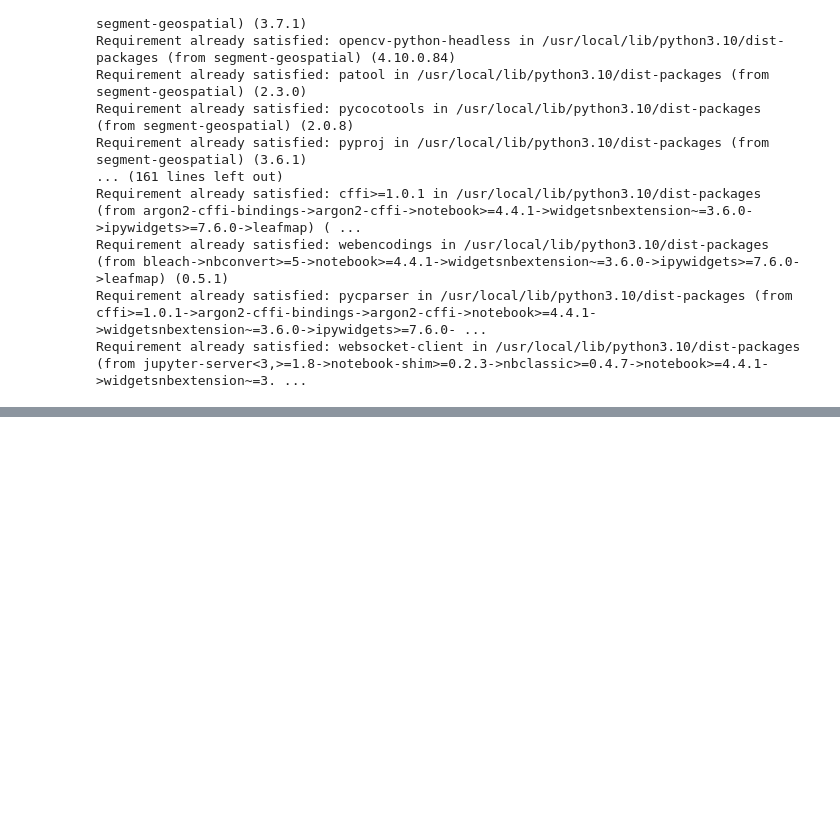
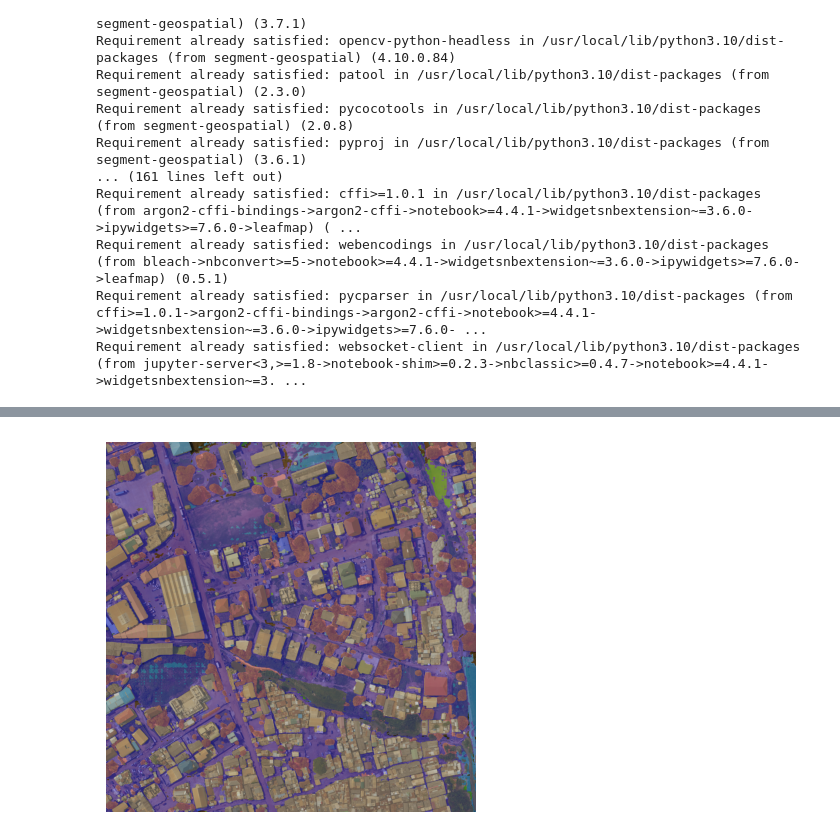
Before and after one commit to marieangeboum/rs-segsem-dil, a Jupyter notebook: image_notebook/sam_bbox_v01.ipynb, the cells around one changed output, grey strips where cells are left out. Drawn from its saved outputs; the diff is of its cells as text; code cells hidden in the pictures; blank space fills up the shorter version.

```diff
--- a/image_notebook/sam_bbox_v01.ipynb
+++ b/image_notebook/sam_bbox_v01.ipynb
@@ -247,0 +362,90 @@ m
+# %%
+import cv2
+import numpy as np
+import matplotlib.pyplot as plt
+import geopandas as gpd
+
+def show_mask_on_image(image, mask, color):
+    """Apply the mask to the image with the given color."""
+    for c in range(3):
+        image[:, :, c] = np.where(mask == 1, color[c], image[:, :, c])
+    return image
+
+def read_shapefile(filepath):
+    """
+    Reads a shapefile and extracts bounding boxes and their associated classes.
+
+    Parameters:
+        filepath (str): Path to the shapefile.
+
+    Returns:
+        List of tuples, each containing a bounding box and the associated class.
+    """
+    gdf = gpd.read_file(filepath)
+    condition = gdf['class'] != 0.0
+    gdf = gdf[condition]
+
+    # Extraire les boîtes englobantes et les classes associées
+    boxes_and_classes = [(list(geom.bounds), cls) for geom, cls in zip(gdf.geometry, gdf['class'])]
+
+    return boxes_and_classes
+
+# Lire l'image
+image_path = 'mask.jpg'
+img_arr = cv2.imread(image)
+mask_predictor = SamPredictor(sam)
+mask_predictor.set_image(img_arr)
+
+# Copier l'image de base pour afficher les masques
+img_with_masks = np.zeros_like(img_arr)
+
+# Initialiser le masque de segmentation final
+segmentation_mask = np.zeros((img_arr.shape[0], img_arr.shape[1]), dtype=np.uint8)
+
+# Lire les boîtes et les classes du shapefile
+
+boxes_and_classes = read_shapefile(shapefile)
+
+# Définir les couleurs pour chaque classe en utilisant la colormap tab10
+cmap = plt.get_cmap('tab10')
+class_colors = {i+1: cmap(i)[:3] for i in range(8)}  # tab10 has 10 distinct colors
+
+# Traiter chaque boîte avec la classe associée
+for clip_box, cls in boxes_and_classes:
+    # Convertir la boîte en tableau numpy et s'assurer qu'elle est de type entier
+    clip_box = np.array(clip_box).astype(int)
+
+    # Prédire les masques, scores et logits pour la boîte actuelle
+    masks, scores, logits = mask_predictor.predict(
+        box=clip_box,
+        multimask_output=True
+    )
+
+    # Couleur associée à la classe
+    color = (np.array(class_colors[cls]) * 255).astype(int)  # Convertir en 0-255
+
+    # Appliquer chaque masque sur l'image de base
+    for mask in masks:
+        img_with_masks = show_mask_on_image(img_with_masks, mask, color)
+
+        # Mettre à jour le masque de segmentation final
+        segmentation_mask = np.where(mask == 1, cls, segmentation_mask)
+
+# Fusionner img_with_masks avec l'image d'origine
+alpha = 0.5  # Facteur de transparence
+blended_image = cv2.addWeighted(img_arr, 1 - alpha, img_with_masks, alpha, 0)
+
+# Afficher l'image fusionnée
+plt.imshow(cv2.cvtColor(blended_image, cv2.COLOR_BGR2RGB))
+plt.axis('off')
+plt.show()
+
+# Afficher le masque de segmentation final
+plt.imshow(segmentation_mask, cmap='tab10', interpolation='none')
+plt.colorbar()
+plt.axis('off')
+plt.show()
+
+# Le masque de segmentation final est dans la variable segmentation_mask
+# %% [output]
+[figure, added]
```
Also changed, not shown: parts of 21 cells of this notebook.
